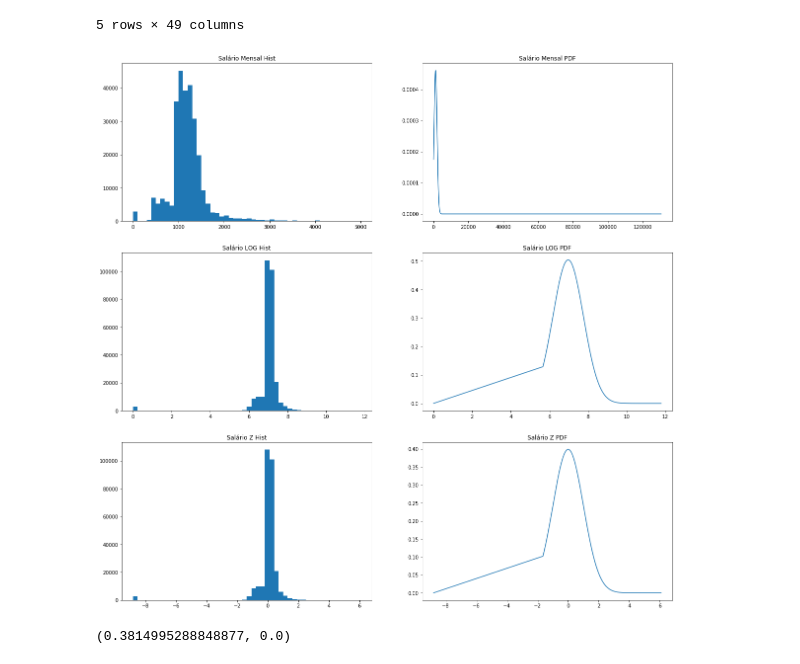
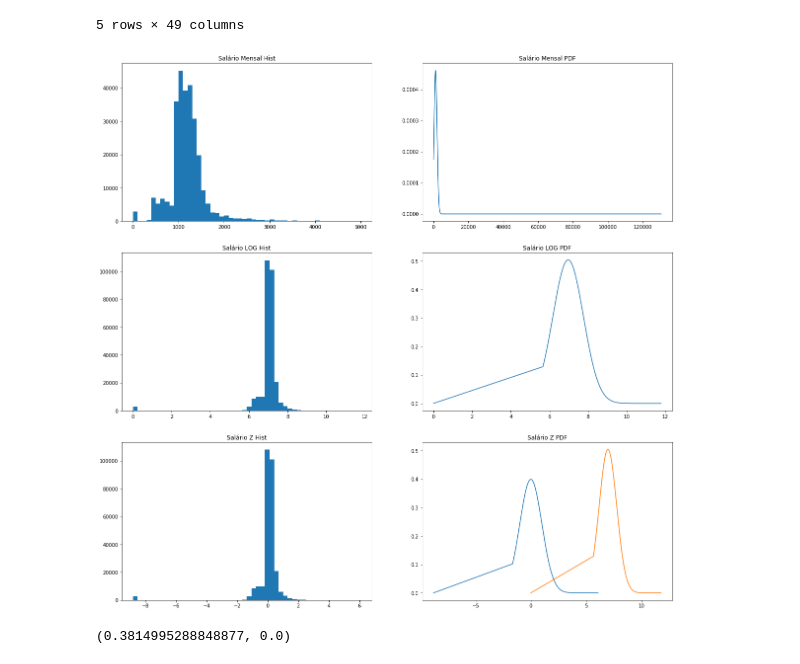
Before and after one commit to thiagodegan/Desafio01, a Jupyter notebook: Desafio_Thiago.ipynb, the cells around one changed output. Drawn from its saved outputs; the diff is of its cells as text; code cells hidden in the pictures.

```diff
--- a/Desafio_Thiago.ipynb
+++ b/Desafio_Thiago.ipynb
@@ -393,34 +393,41 @@ x = data_mulher.salario_log
 ax[1,0].hist(x, bins=50)
 ax[1,0].set_title("Salário LOG Hist")
 
 #plota a curva de densidade do salario mensal
 x = data_mulher.salario_log.sort_values()
 # calculando a média
 mu = x.mean()
 # calculando o desvio padrão populacional
 sigma = x.std()#/len(df.salary)
 # plotando o gráfico com os valores de x e os valores normais da densidade de probabilidade
 ax[1,1].plot(x, stats.norm.pdf(x, mu, sigma))
 ax[1,1].set_title("Salário LOG PDF")
 
 #plota o histograma do salario Z
 x = data_mulher.salario_padrao
 ax[2,0].hist(x, bins=50)
 ax[2,0].set_title("Salário Z Hist")
 
 #plota a curva de densidade do salario mensal
 x = data_mulher.salario_padrao.sort_values()
 # calculando a média
 mu = x.mean()
 # calculando o desvio padrão populacional
 sigma = x.std()#/len(df.salary)
 # plotando o gráfico com os valores de x e os valores normais da densidade de probabilidade
 ax[2,1].plot(x, stats.norm.pdf(x, mu, sigma))
+
+x = data_mulher.salario_log.sort_values()
+mu = x.mean()
+# calculando o desvio padrão populacional
+sigma = x.std()#/len(df.salary)
+
+ax[2,1].plot(x, stats.norm.pdf(x, mu, sigma))
 ax[2,1].set_title("Salário Z PDF")
 
 plt.show()
 # %% [output]
-[figure, old version]
+[figure, new version]
 # %%
 stats.shapiro(data_mulher.salario_log)
 # %% [output]
```
